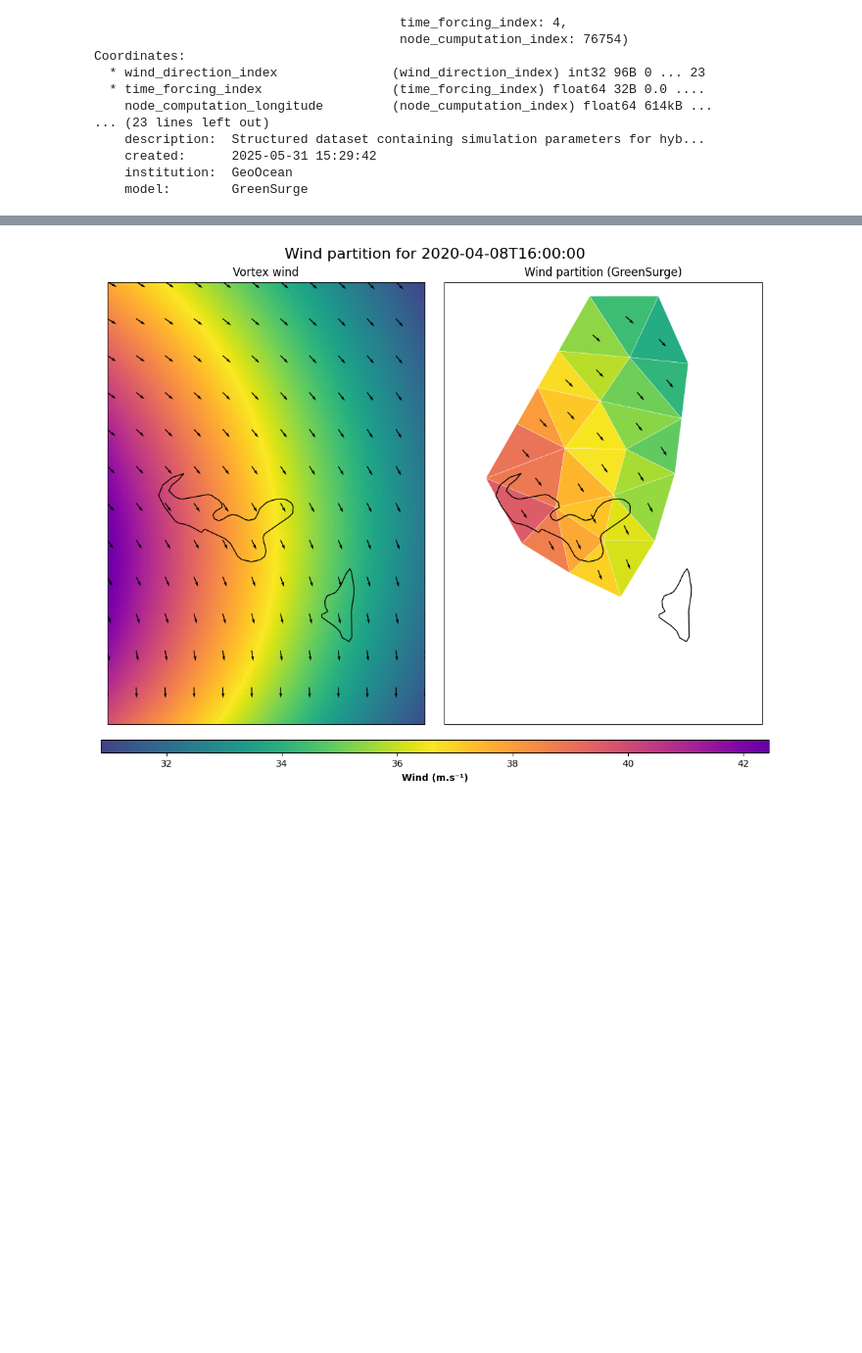
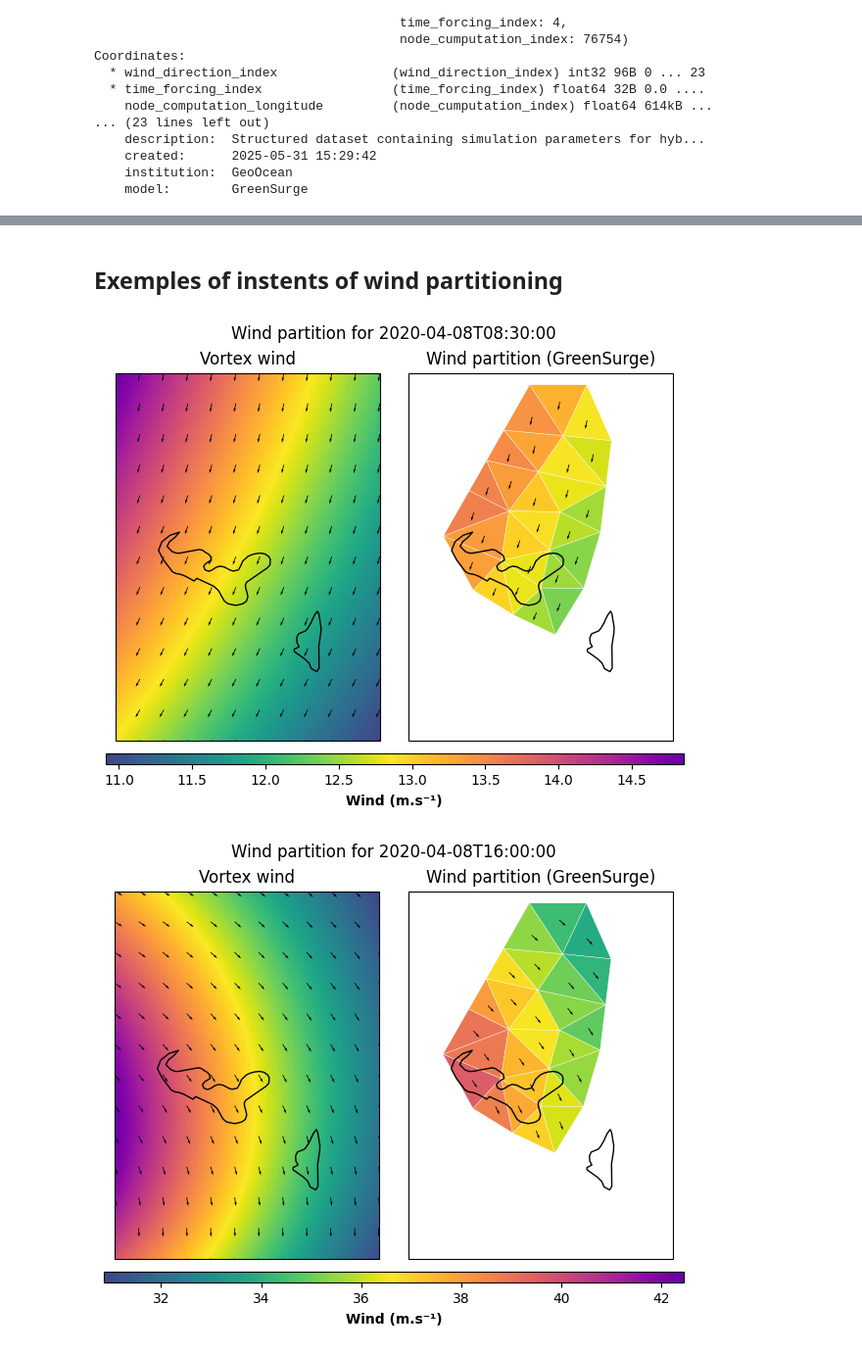
Before and after one commit to JenMontano/BlueMath, a Jupyter notebook: methods/hybrid_downscaling/additive/GreenSurge/04_Reconstruction.ipynb, the cells around one changed output, grey strips where cells are left out. Shown: that part at 98% size. Drawn from its saved outputs; the diff is of its cells as text; code cells hidden in the pictures; blank space fills up the shorter version.

Commit message:
[EJP] new notebooks with comments and new struc for nGreenSurge

```diff
--- a/methods/hybrid_downscaling/additive/GreenSurge/04_Reconstruction.ipynb
+++ b/methods/hybrid_downscaling/additive/GreenSurge/04_Reconstruction.ipynb
@@ -83,36 +100,0 @@ lon_all, lat_all = generate_structured_points(
-# %%
-import cartopy.crs as ccrs
-from bluemath_tk.additive.greensurge import plot_greensurge_setup
-
-i = 13
-
-lon_points = lon_all[i]
-lat_points = lat_all[i]
-triangle = np.array(
-    [
-        [lon_points[0], lat_points[0]],
-        [lon_points[1], lat_points[1]],
-        [lon_points[2], lat_points[2]],
-        [lon_points[0], lat_points[0]],
-    ]
-)
-
-fig, ax = plot_greensurge_setup(ds_GFD_info, figsize=(7, 7))
-ax.fill(
-    triangle[:, 0],
-    triangle[:, 1],
-    color="green",
-    alpha=0.5,
-    transform=ccrs.PlateCarree(),
-)
-ax.scatter(
-    lon_points,
-    lat_points,
-    color="red",
-    marker="o",
-    transform=ccrs.PlateCarree(),
-    label="Points selection",
-)
-ax.set_title("Exemple of point selection for GreenSurge")
-ax.legend()
-fig.show()
@@ -151,6 +115,16 @@ xds_vortex_interp = xr.Dataset(
+# %%
+from bluemath_tk.additive.greensurge import interp_vortex_to_triangles
+
+xds_vortex_interp = interp_vortex_to_triangles(
+    xds_vortex_GS, lon_all, lat_all
+)
+# %% [markdown]
+## Exemples of instents of wind partitioning
 # %%
 from bluemath_tk.additive.greensurge import plot_GS_input_wind_partition
 
-plot_GS_input_wind_partition(xds_vortex_GS, xds_vortex_interp, ds_GFD_info, i_time=160)
+for i in [130, 160, 200]:
+    plot_GS_input_wind_partition(xds_vortex_GS, xds_vortex_interp, ds_GFD_info, i_time=i, figsize = figsize)
 # %% [output]
-[figure, old version]
+[figure, new version]
+[figure, added]
```
Also changed, not shown: parts of 28 cells of this notebook, 3 other files.
